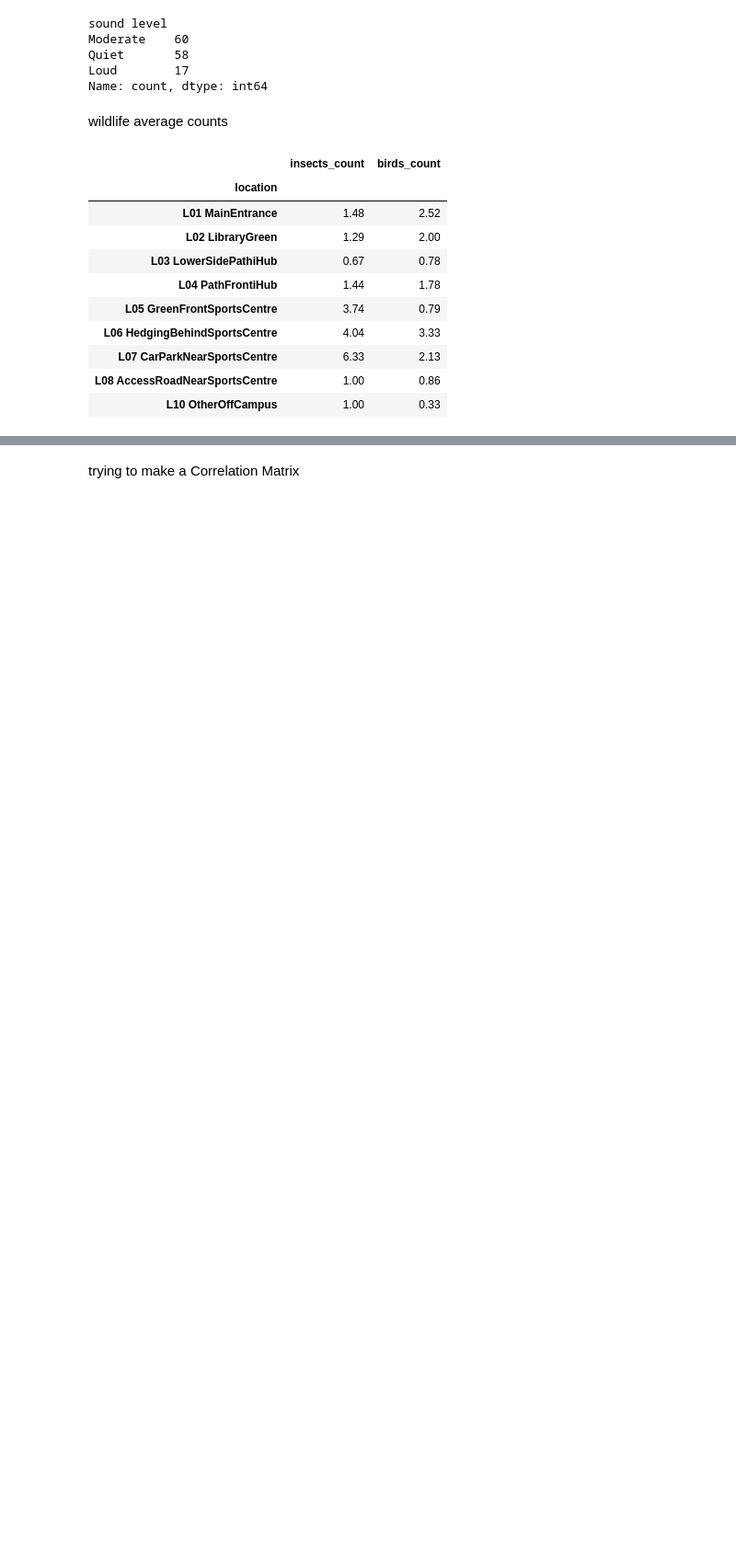
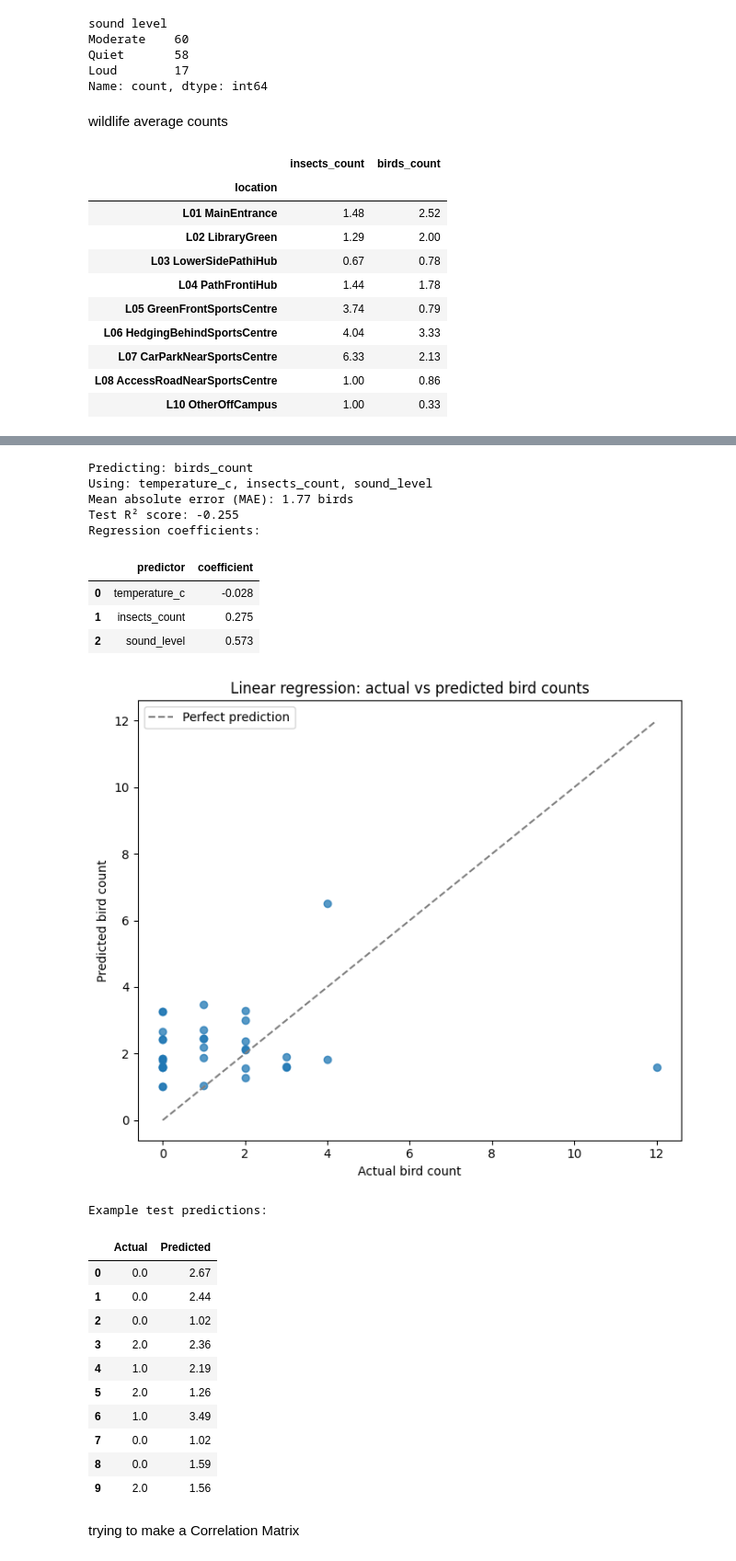
Before and after one commit to EOONU/ml-campus-walk-data-project-colab, a Jupyter notebook: Python_project.ipynb, the cells around one changed output, grey strips where cells are left out. Shown at 92% size. Saved outputs shown, nothing was run; the diff lists cells and outputs as text; code cells hidden in the pictures; blank space fills up the shorter version.

```diff
--- a/Python_project.ipynb
+++ b/Python_project.ipynb
@@ -292,3 +467,79 @@ display(wildlife.round(2))
+# %%
+# Linear regression: predict bird counts from environmental measurements
+import numpy as np
+import pandas as pd
+import matplotlib.pyplot as plt
+from sklearn.linear_model import LinearRegression
+from sklearn.model_selection import train_test_split
+from sklearn.metrics import mean_absolute_error, r2_score
+
+regression_data = df[['temperature_c', 'insects_count', 'birds_count']].copy()
+for col in regression_data.columns:
+    regression_data[col] = pd.to_numeric(regression_data[col], errors='coerce')
+
+if 'sound level' in df.columns:
+    regression_data['sound_level'] = (df['sound level'].astype('string').str.lower()
+                                      .map({'quiet': 1, 'moderate': 2, 'loud': 3}))
+
+regression_data = regression_data.dropna(subset=['birds_count'])
+predictors = [c for c in regression_data.columns if c != 'birds_count'
+              and regression_data[c].notna().any() and regression_data[c].nunique(dropna=True) > 1]
+X = regression_data[predictors].fillna(regression_data[predictors].median()) if predictors else pd.DataFrame()
+y = regression_data['birds_count']
+
+if len(y) < 8 or len(predictors) == 0:
+    print('Need at least 8 observations with bird counts and a varying predictor for regression.')
+else:
+    X_train, X_test, y_train, y_test = train_test_split(
+        X, y, test_size=0.25, random_state=42)
+    regression = LinearRegression()
+    regression.fit(X_train, y_train)
+    predicted = regression.predict(X_test)
+    print('Predicting: birds_count')
+    print('Using:', ', '.join(predictors))
+    print(f'Mean absolute error (MAE): {mean_absolute_error(y_test, predicted):.2f} birds')
+    if len(y_test) >= 2:
+        print(f'Test R² score: {r2_score(y_test, predicted):.3f}')
+    print('Regression coefficients:')
+    display(pd.DataFrame({'predictor': predictors, 'coefficient': regression.coef_}).round(3))
+
+    plt.figure(figsize=(7, 6))
+    plt.scatter(y_test, predicted, alpha=0.75)
+    bounds = [min(y_test.min(), predicted.min()), max(y_test.max(), predicted.max())]
+    plt.plot(bounds, bounds, '--', color='gray', label='Perfect prediction')
+    plt.xlabel('Actual bird count')
+    plt.ylabel('Predicted bird count')
+    plt.title('Linear regression: actual vs predicted bird counts')
+    plt.legend()
+    plt.tight_layout()
+    plt.show()
+
+    print('Example test predictions:')
+    display(pd.DataFrame({'Actual': y_test.to_numpy(),
+                          'Predicted': predicted}).head(10).round(2))
+# %% [output]
+Predicting: birds_count
+Using: temperature_c, insects_count, sound_level
+Mean absolute error (MAE): 1.77 birds
+Test R² score: -0.255
+Regression coefficients:
+|  | predictor | coefficient |
+| 0 | temperature_c | -0.028 |
+| 1 | insects_count | 0.275 |
+| 2 | sound_level | 0.573 |
+[figure, added]
+Example test predictions:
+|  | Actual | Predicted |
+| 0 | 0.0 | 2.67 |
+| 1 | 0.0 | 2.44 |
+| 2 | 0.0 | 1.02 |
+| 3 | 2.0 | 2.36 |
+| 4 | 1.0 | 2.19 |
+| 5 | 2.0 | 1.26 |
+| 6 | 1.0 | 3.49 |
+| 7 | 0.0 | 1.02 |
+| 8 | 0.0 | 1.59 |
+| 9 | 2.0 | 1.56 |
 # %% [markdown]
 trying to make a Correlation Matrix
 # %%
```
Also changed, not shown: parts of 14 cells of this notebook.
